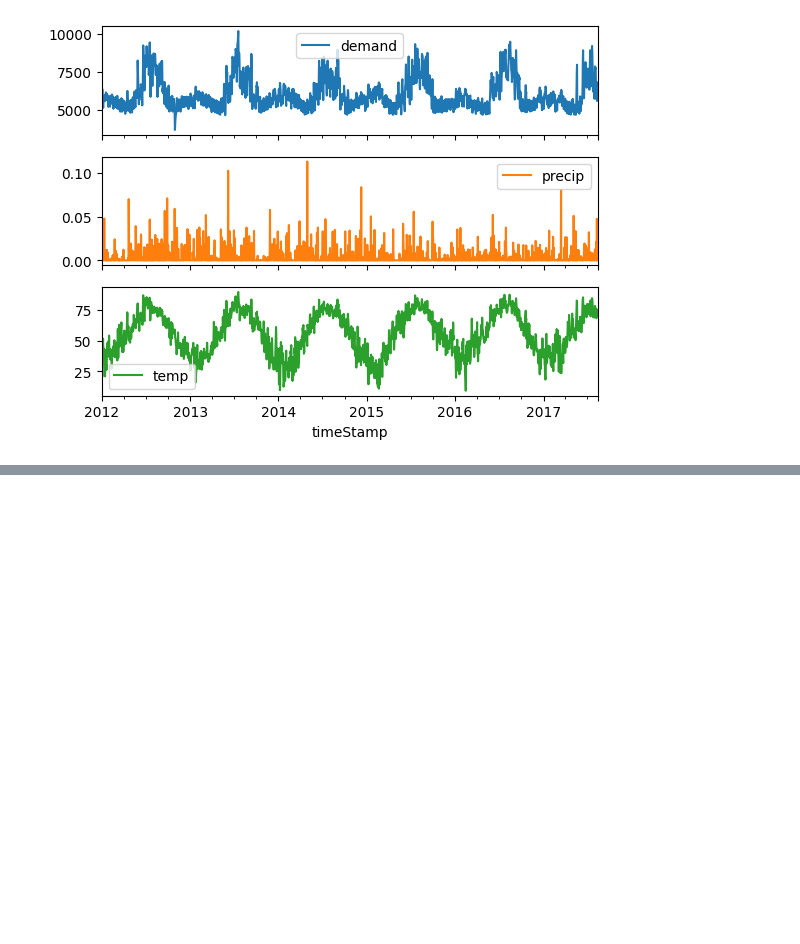
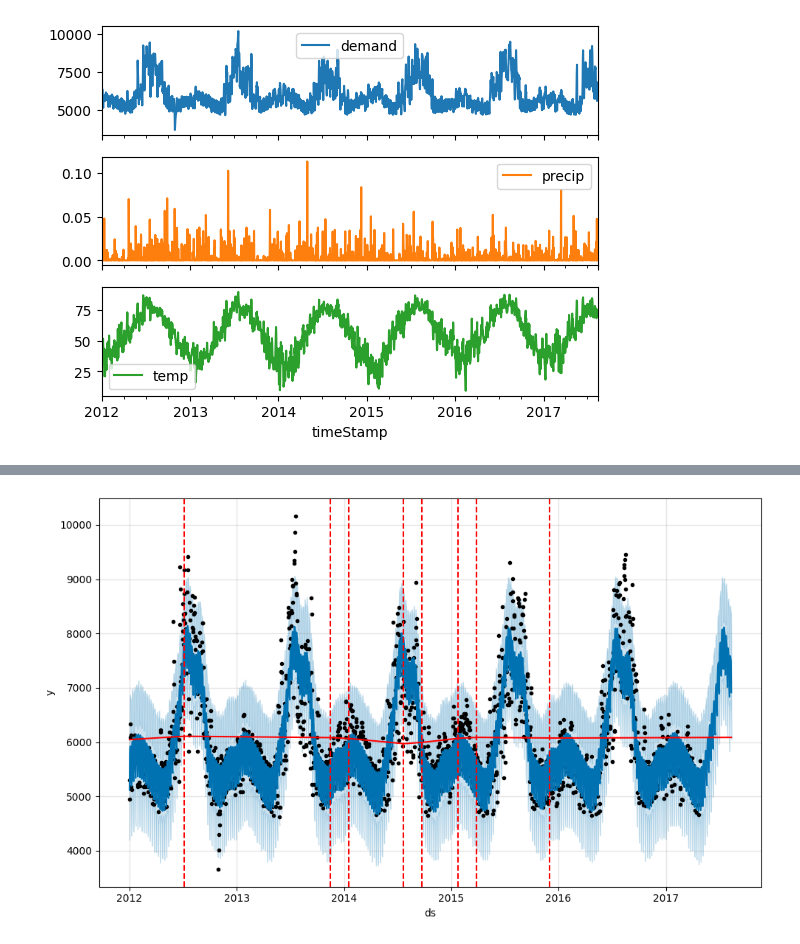
Before and after one commit to anshu57/Data-Science-Portfolio, a Jupyter notebook: ML Micro Projects/notebooks/Time Series Analysis/TIme Series using Prophet.ipynb, the cells around one changed output, grey strips where cells are left out. Drawn from its saved outputs; the diff is of its cells as text; code cells hidden in the pictures; blank space fills up the shorter version.

```diff
--- a/ML Micro Projects/notebooks/Time Series Analysis/TIme Series using Prophet.ipynb
+++ b/ML Micro Projects/notebooks/Time Series Analysis/TIme Series using Prophet.ipynb
@@ -109,0 +201,5 @@ Note: you may need to restart the kernel to use updated packages.
+# %%
+fig = m.plot(forecast)
+a = add_changepoints_to_plot(fig.gca(), m, forecast)
+# %% [output]
+[figure, added]
```
Also changed, not shown: parts of 26 cells of this notebook, 2 other files.
